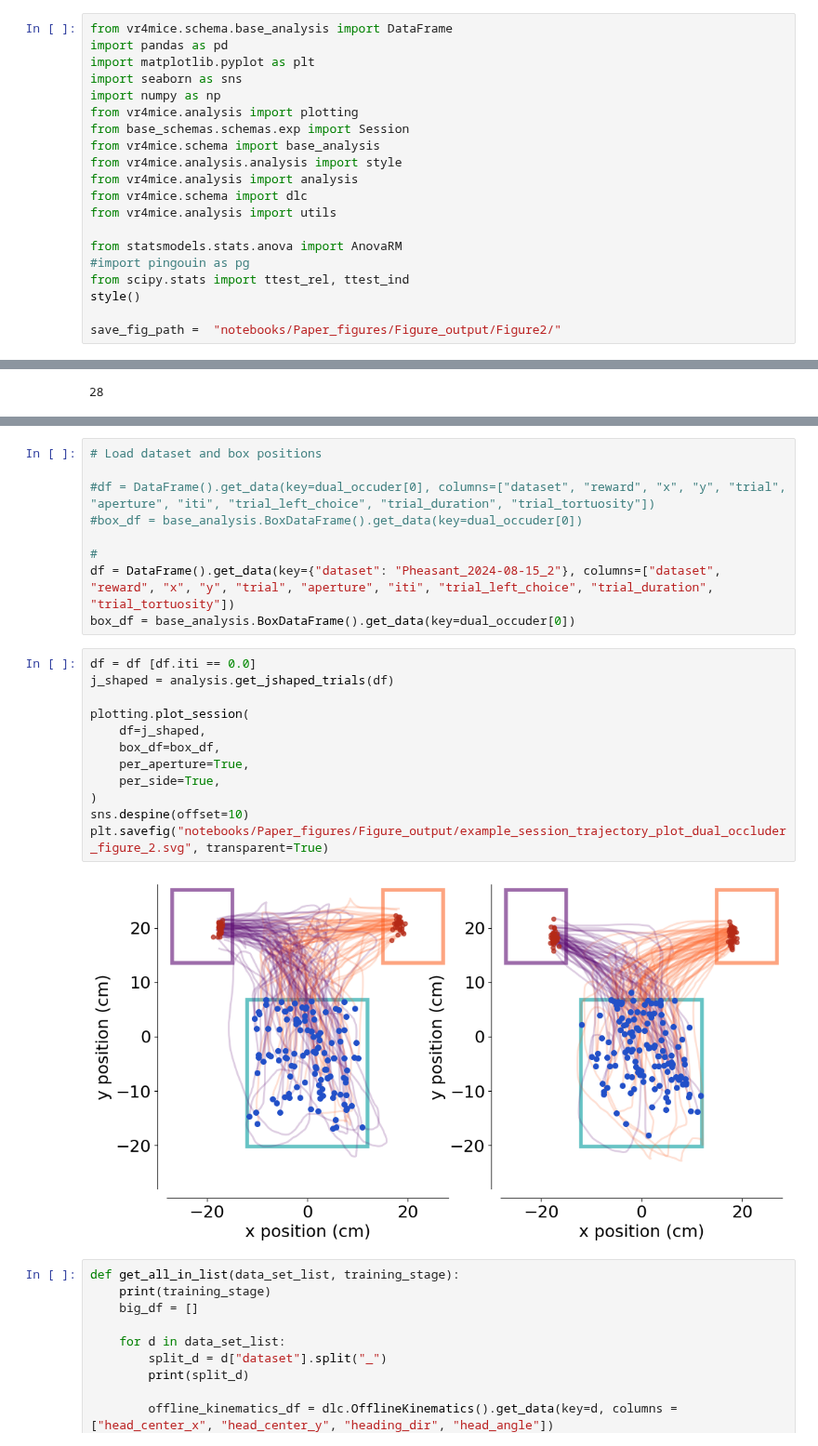
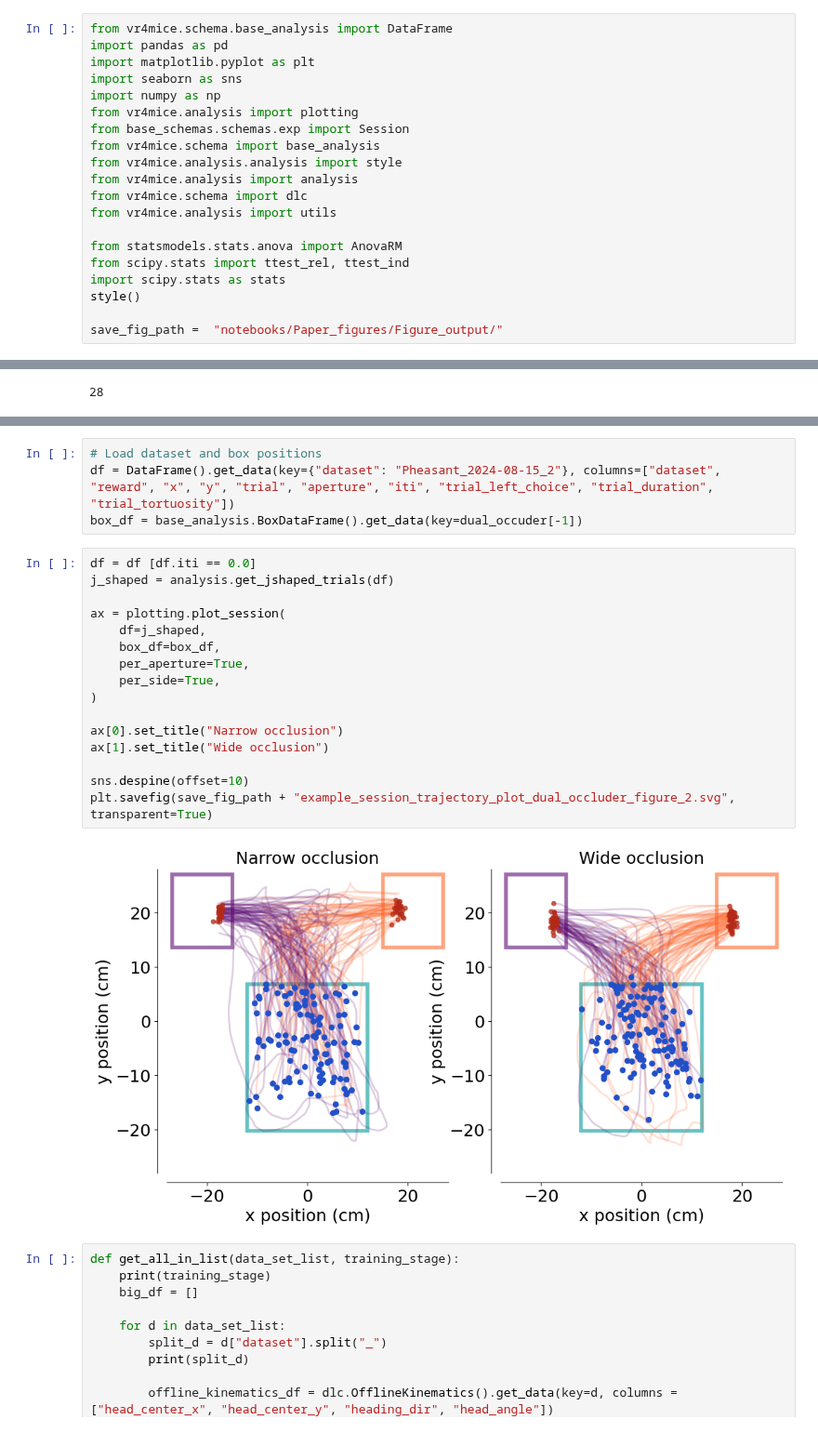
Before and after one commit to MMathisLab/FreelyMovingVR4Mice, a Jupyter notebook: dj_pipeline/notebooks/Paper_figures/Figure_2.ipynb, the cells around one changed output, grey strips where cells are left out. Shown at 93% size. Drawn from its saved outputs; the diff is of its cells as text.

```diff
--- a/dj_pipeline/notebooks/Paper_figures/Figure_2.ipynb
+++ b/dj_pipeline/notebooks/Paper_figures/Figure_2.ipynb
@@ -39,11 +45,11 @@ from vr4mice.schema import dlc
 from vr4mice.analysis import utils
 
 from statsmodels.stats.anova import AnovaRM
-#import pingouin as pg
 from scipy.stats import ttest_rel, ttest_ind
+import scipy.stats as stats
 style()
 
-save_fig_path =  "notebooks/Paper_figures/Figure_output/Figure2/"
+save_fig_path =  "notebooks/Paper_figures/Figure_output/"
 # %%
 # add sessions to groups table for easily pulling sessions
 dual_occuder = [{"dataset": "Nightingale_2024-08-14_1"},
@@ -84,26 +90,25 @@ print(len(dual_occuder))
 # %%
 # Load dataset and box positions
-
-#df = DataFrame().get_data(key=dual_occuder[0], columns=["dataset", "reward", "x", "y", "trial", "aperture", "iti", "trial_left_choice", "trial_duration", "trial_tortuosity"])
-#box_df = base_analysis.BoxDataFrame().get_data(key=dual_occuder[0])
-
-#
 df = DataFrame().get_data(key={"dataset": "Pheasant_2024-08-15_2"}, columns=["dataset", "reward", "x", "y", "trial", "aperture", "iti", "trial_left_choice", "trial_duration", "trial_tortuosity"])
-box_df = base_analysis.BoxDataFrame().get_data(key=dual_occuder[0])
+box_df = base_analysis.BoxDataFrame().get_data(key=dual_occuder[-1])
 # %%
 df = df [df.iti == 0.0]
 j_shaped = analysis.get_jshaped_trials(df)
 
-plotting.plot_session(
+ax = plotting.plot_session(
     df=j_shaped,
     box_df=box_df,
     per_aperture=True,
     per_side=True,
 )
+
+ax[0].set_title("Narrow occlusion")
+ax[1].set_title("Wide occlusion")
+
 sns.despine(offset=10)
-plt.savefig("notebooks/Paper_figures/Figure_output/example_session_trajectory_plot_dual_occluder_figure_2.svg", transparent=True)
+plt.savefig(save_fig_path + "example_session_trajectory_plot_dual_occluder_figure_2.svg", transparent=True)
 # %% [output]
-[figure, old version]
+[figure, new version]
 # %%
 def get_all_in_list(data_set_list, training_stage):
     print(training_stage)
```
Also changed, not shown: parts of 29 cells of this notebook.
